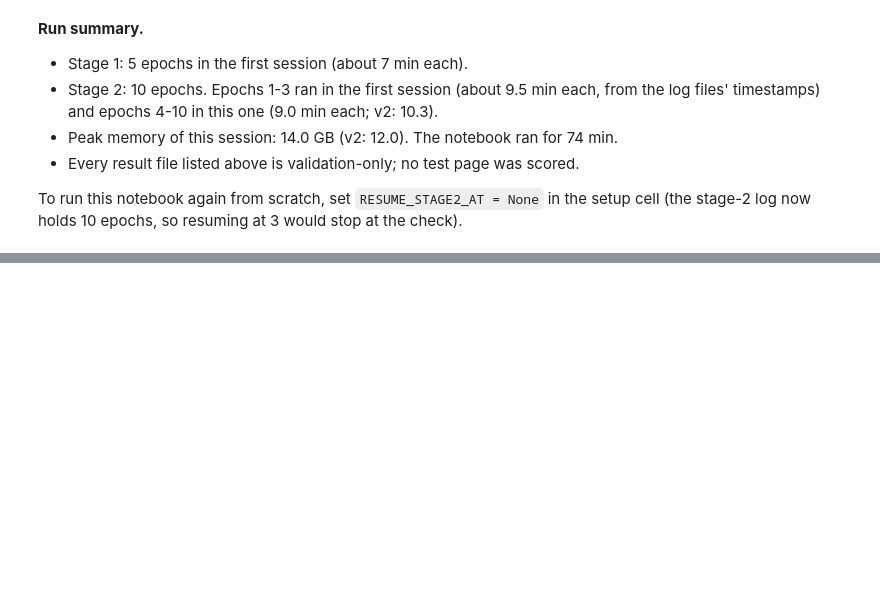
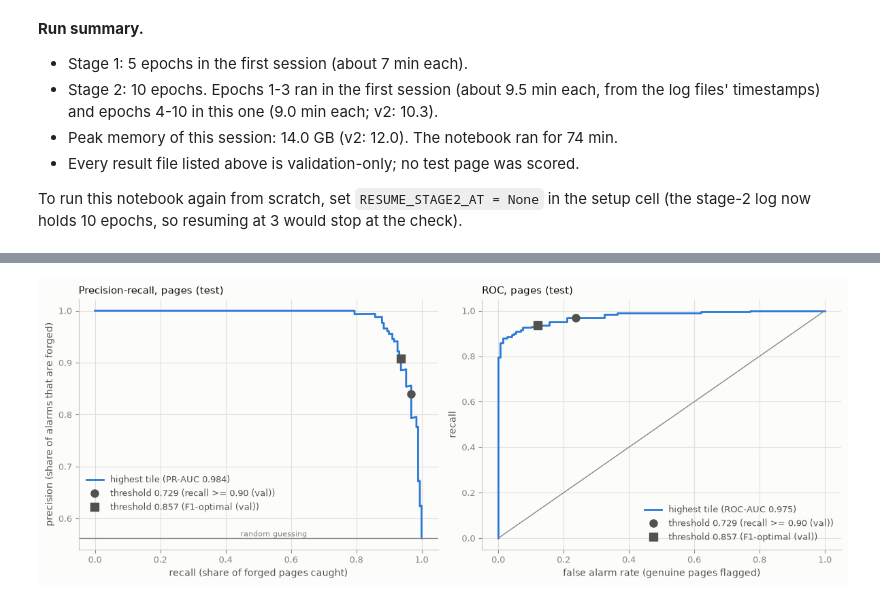
Before and after one commit to AbhishekChandra961/eKYC-Verification, a Jupyter notebook: notebooks/03b_forgery_tiles.ipynb, the cells around one changed output, grey strips where cells are left out. Drawn from its saved outputs; the diff is of its cells as text; code cells hidden in the pictures; blank space fills up the shorter version.

Commit message:
Phase 3: forgery detector v3 test results + phase summary

```diff
--- a/notebooks/03b_forgery_tiles.ipynb
+++ b/notebooks/03b_forgery_tiles.ipynb
@@ -1096,0 +1208,27 @@ To run this notebook again from scratch, set `RESUME_STAGE2_AT = None` in the se
+# %%
+fig, axes = plt.subplots(1, 2, figsize=(12, 4.6), dpi=100, facecolor=SURFACE)
+s = test_pages["score"].to_numpy()
+precision, recall, _ = precision_recall_curve(y_test, s)
+axes[0].plot(recall, precision, color=BLUE, linewidth=2,
+             label=f"highest tile (PR-AUC {ranking.loc['document PR-AUC', SPLIT]:.3f})")
+fpr, tpr, _ = roc_curve(y_test, s)
+axes[1].plot(fpr, tpr, color=BLUE, linewidth=2, label=f"highest tile (ROC-AUC {ranking.loc['document ROC-AUC', SPLIT]:.3f})")
+for (rule, t), marker in zip(FROZEN.items(), ("o", "s")):  # where the frozen thresholds land on this split
+    r = threshold_results.loc[rule]
+    axes[0].plot(r["recall"], r["precision"], marker, color=INK_2, markersize=8, label=f"threshold {t:.3f} ({rule})")
+    axes[1].plot(r["false alarm rate"], r["recall"], marker, color=INK_2, markersize=8, label=f"threshold {t:.3f} ({rule})")
+axes[0].axhline(y_test.mean(), color=MUTED, linewidth=1)
+axes[0].text(0.45, y_test.mean(), "random guessing", color=MUTED, fontsize=8, va="bottom",
+             transform=axes[0].get_yaxis_transform())
+axes[1].plot([0, 1], [0, 1], color=MUTED, linewidth=1)
+style(axes[0], f"Precision-recall, pages ({SPLIT})")
+style(axes[1], f"ROC, pages ({SPLIT})")
+axes[0].set(xlabel="recall (share of forged pages caught)", ylabel="precision (share of alarms that are forged)")
+axes[1].set(xlabel="false alarm rate (genuine pages flagged)", ylabel="recall")
+axes[0].legend(frameon=False, labelcolor=INK_2, fontsize=9, loc="lower left", bbox_to_anchor=(0.0, 0.12))
+axes[1].legend(frameon=False, labelcolor=INK_2, fontsize=9, loc="lower right")
+fig.tight_layout()
+fig.savefig(REPORT_DIR / f"forgery_v3_pr_roc_{SPLIT}.png", dpi=150, facecolor=SURFACE, bbox_inches="tight")
+plt.show()
+# %% [output]
+[figure, added]
```
Also changed, not shown: parts of 14 cells of this notebook, 12 other files.
